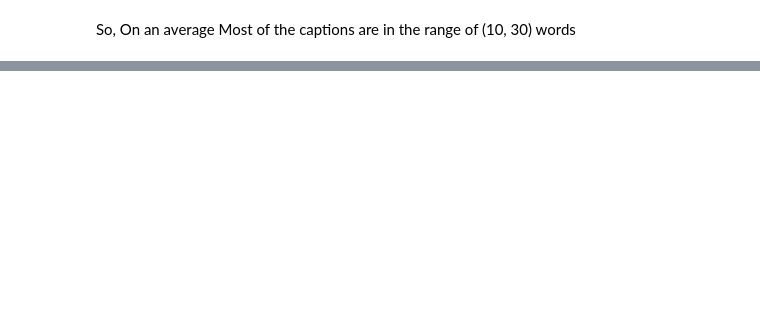
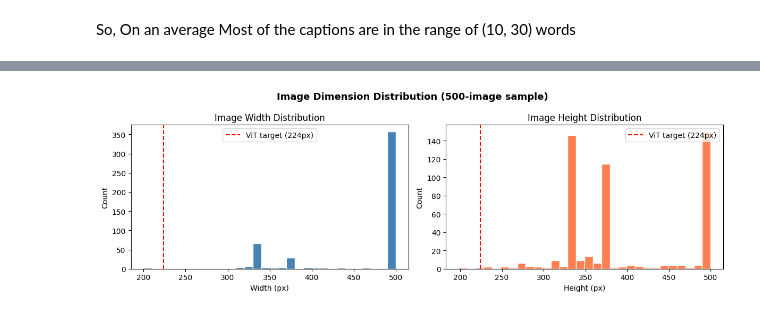
Before and after one commit to harmandugri15/VisionNarrator, a Jupyter notebook: notebooks/data_exploration.ipynb, the cells around one changed output, grey strips where cells are left out. Drawn from its saved outputs; the diff is of its cells as text; code cells hidden in the pictures; blank space fills up the shorter version.

```diff
--- a/notebooks/data_exploration.ipynb
+++ b/notebooks/data_exploration.ipynb
@@ -147,0 +316,25 @@ So, On an average Most of the captions are in the range of (10, 30) words
+# %%
+from PIL import Image
+from pathlib import Path
+import random
+
+# Sample 500 images for speed (checking all 31k takes too long)
+sample_images = df['image_path'].drop_duplicates().sample(500, random_state=42).tolist()
+
+widths, heights, modes = [], [], []
+
+for img_path in sample_images:
+    try:
+        with Image.open(img_path) as img:
+            widths.append(img.width)
+            heights.append(img.height)
+            modes.append(img.mode)
+    except Exception as e:
+        print(f'Error reading {img_path}: {e}')
+
+dim_df = pd.DataFrame({'width': widths, 'height': heights, 'mode': modes})
+
+print('Image Dimension Statistics (sampled 500 images):')
+print(dim_df[['width', 'height']].describe().round(0))
+print(f'\nImage modes (colour spaces):')
+print(dim_df['mode'].value_counts())
@@ -147,0 +357,22 @@ So, On an average Most of the captions are in the range of (10, 30) words
+# %%
+fig, axes = plt.subplots(1, 2, figsize=(12, 4))
+fig.suptitle('Image Dimension Distribution (500-image sample)', fontsize=13, fontweight='bold')
+
+axes[0].hist(widths, bins=30, color='steelblue', edgecolor='white')
+axes[0].axvline(224, color='red', linestyle='--', linewidth=1.5, label='ViT target (224px)')
+axes[0].set_title('Image Width Distribution')
+axes[0].set_xlabel('Width (px)')
+axes[0].set_ylabel('Count')
+axes[0].legend()
+
+axes[1].hist(heights, bins=30, color='coral', edgecolor='white')
+axes[1].axvline(224, color='red', linestyle='--', linewidth=1.5, label='ViT target (224px)')
+axes[1].set_title('Image Height Distribution')
+axes[1].set_xlabel('Height (px)')
+axes[1].set_ylabel('Count')
+axes[1].legend()
+
+plt.tight_layout()
+plt.show()
+# %% [output]
+[figure, added]
```
Also changed, not shown: parts of 21 cells of this notebook, 1 other file.
